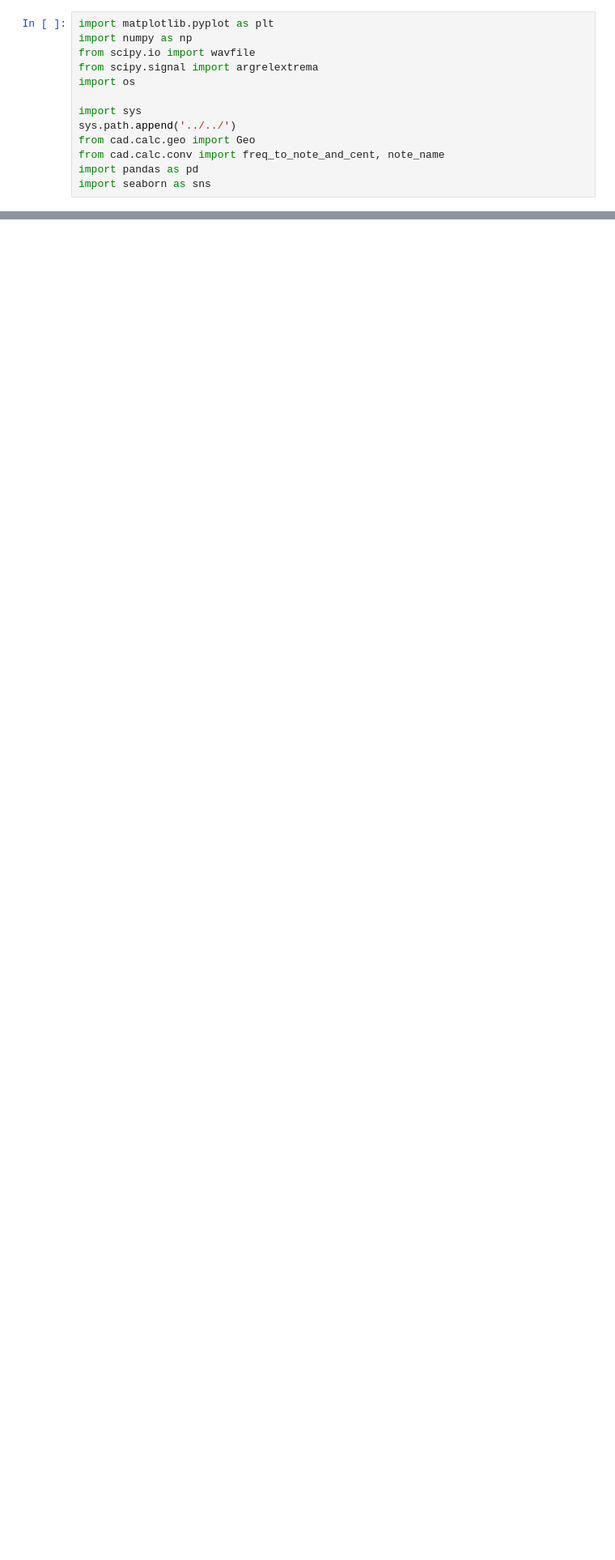
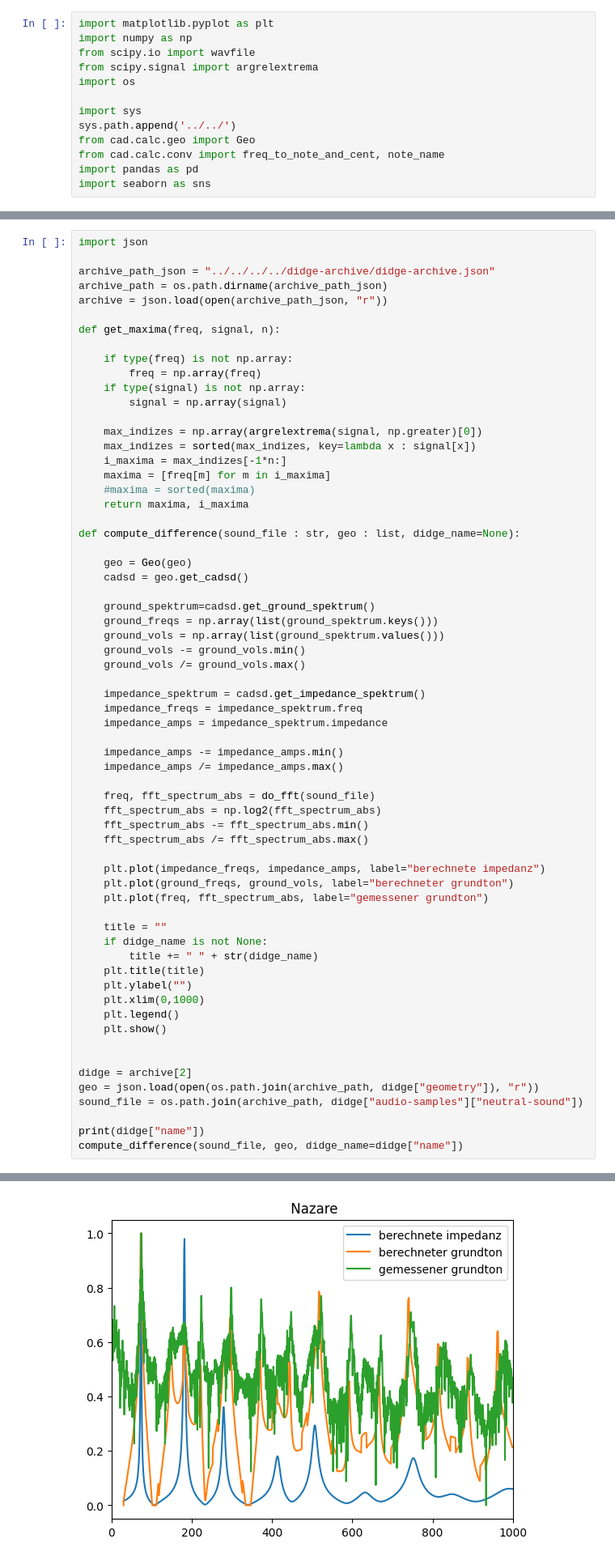
Before and after one commit to jnehring/didge-lab, a Jupyter notebook: src/experiments/fft-analysis/analyze_database.ipynb, the cells around one changed output, grey strips where cells are left out. Shown at 81% size. Drawn from its saved outputs; the diff is of its cells as text; blank space fills up the shorter version.

```diff
--- a/src/experiments/fft-analysis/analyze_database.ipynb
+++ b/src/experiments/fft-analysis/analyze_database.ipynb
@@ -102,0 +192,65 @@ plot_fft_and_cadsd(infile, geo, title="Open Didge", size=-1)
+# %%
+import json
+
+archive_path_json = "../../../../didge-archive/didge-archive.json"
+archive_path = os.path.dirname(archive_path_json)
+archive = json.load(open(archive_path_json, "r"))
+
+def get_maxima(freq, signal, n):
+
+    if type(freq) is not np.array:
+        freq = np.array(freq)
+    if type(signal) is not np.array:
+        signal = np.array(signal)
+
+    max_indizes = np.array(argrelextrema(signal, np.greater)[0])
+    max_indizes = sorted(max_indizes, key=lambda x : signal[x])
+    i_maxima = max_indizes[-1*n:]
+    maxima = [freq[m] for m in i_maxima]
+    #maxima = sorted(maxima)
+    return maxima, i_maxima
+
+def compute_difference(sound_file : str, geo : list, didge_name=None):
+
+    geo = Geo(geo)
+    cadsd = geo.get_cadsd()
+
+    ground_spektrum=cadsd.get_ground_spektrum()
+    ground_freqs = np.array(list(ground_spektrum.keys()))
+    ground_vols = np.array(list(ground_spektrum.values()))
+    ground_vols -= ground_vols.min()
+    ground_vols /= ground_vols.max()
+
+    impedance_spektrum = cadsd.get_impedance_spektrum()
+    impedance_freqs = impedance_spektrum.freq
+    impedance_amps = impedance_spektrum.impedance
+
+    impedance_amps -= impedance_amps.min()
+    impedance_amps /= impedance_amps.max()
+
+    freq, fft_spectrum_abs = do_fft(sound_file)
+    fft_spectrum_abs = np.log2(fft_spectrum_abs)
+    fft_spectrum_abs -= fft_spectrum_abs.min()
+    fft_spectrum_abs /= fft_spectrum_abs.max()
+
+    plt.plot(impedance_freqs, impedance_amps, label="berechnete impedanz")
+    plt.plot(ground_freqs, ground_vols, label="berechneter grundton")
+    plt.plot(freq, fft_spectrum_abs, label="gemessener grundton")
+
+    title = ""
+    if didge_name is not None:
+        title += " " + str(didge_name)
+    plt.title(title)
+    plt.ylabel("")
+    plt.xlim(0,1000)
+    plt.legend()
+    plt.show()
+
+
+didge = archive[2]
+geo = json.load(open(os.path.join(archive_path, didge["geometry"]), "r"))
+sound_file = os.path.join(archive_path, didge["audio-samples"]["neutral-sound"])
+
+print(didge["name"])
+compute_difference(sound_file, geo, didge_name=didge["name"])
+# %% [output]
@@ -103,3 +258,4 @@ plot_fft_and_cadsd(infile, geo, title="Open Didge", size=-1)
+[figure, added]
 # %%
 def minmax(x):
     return x
```
Also changed, not shown: parts of 3 cells of this notebook, 7 other files.
